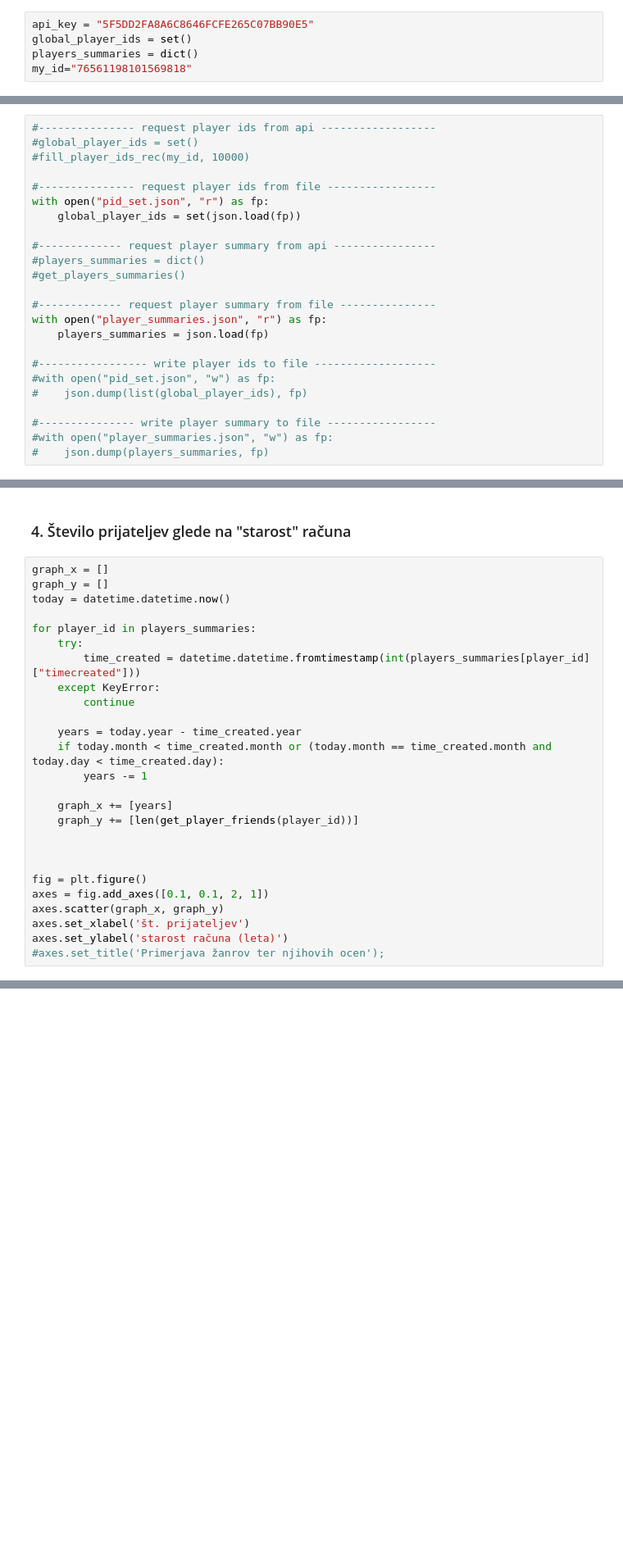
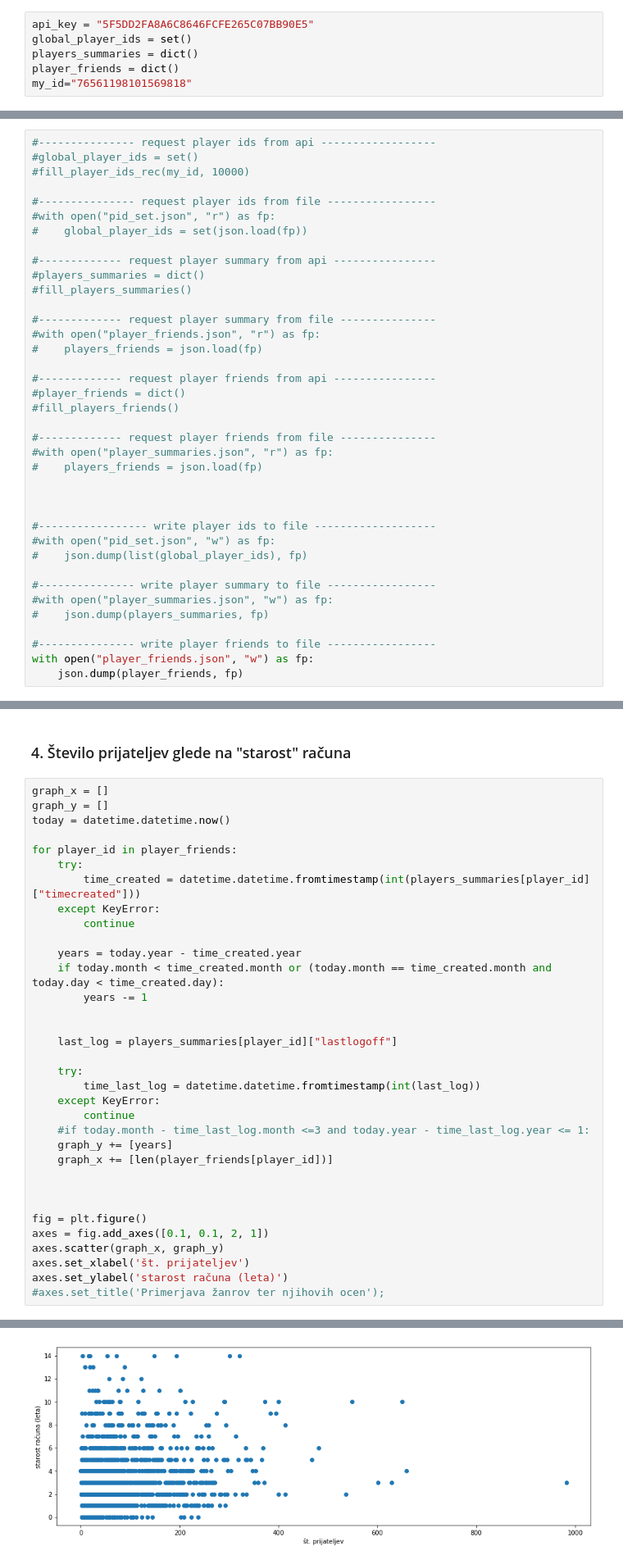
Before and after one commit to tstrus97/PR18TJA, a Jupyter notebook: Steam Project.ipynb, the cells around one changed output, grey strips where cells are left out. Shown at 82% size. Drawn from its saved outputs; the diff is of its cells as text; blank space fills up the shorter version.

Commit message:
added friends list

```diff
--- a/Steam Project.ipynb
+++ b/Steam Project.ipynb
@@ -33,6 +35,7 @@ from inspect import getouterframes, currentframe
 api_key = "5F5DD2FA8A6C8646FCFE265C07BB90E5"
 global_player_ids = set()
 players_summaries = dict()
+player_friends = dict()
 my_id="76561198101569818"
 # %%
 def get_player_summary (id):
@@ -120,16 +167,26 @@ def get_players_summaries():
 #fill_player_ids_rec(my_id, 10000)
 
 #--------------- request player ids from file -----------------
-with open("pid_set.json", "r") as fp:
-    global_player_ids = set(json.load(fp))
+#with open("pid_set.json", "r") as fp:
+#    global_player_ids = set(json.load(fp))
 
 #------------- request player summary from api ----------------
 #players_summaries = dict()
-#get_players_summaries()
+#fill_players_summaries()
 
 #------------- request player summary from file ---------------
-with open("player_summaries.json", "r") as fp:
-    players_summaries = json.load(fp)
+#with open("player_friends.json", "r") as fp:
+#    players_friends = json.load(fp)
+
+#------------- request player friends from api ----------------
+#player_friends = dict()
+#fill_players_friends()
+
+#------------- request player friends from file ---------------
+#with open("player_summaries.json", "r") as fp:
+#    players_friends = json.load(fp)
+
+
 
 #----------------- write player ids to file -------------------
 #with open("pid_set.json", "w") as fp:
@@ -138,6 +195,10 @@ with open("player_summaries.json", "r") as fp:
 #--------------- write player summary to file -----------------
 #with open("player_summaries.json", "w") as fp:
 #    json.dump(players_summaries, fp)
+
+#--------------- write player friends to file -----------------
+with open("player_friends.json", "w") as fp:
+    json.dump(player_friends, fp)
 # %% [markdown]
 # Odgovori na vprašanja
 # %% [markdown]
@@ -153,7 +214,7 @@ graph_x = []
 graph_y = []
 today = datetime.datetime.now()
 
-for player_id in players_summaries:
+for player_id in player_friends:
     try:
         time_created = datetime.datetime.fromtimestamp(int(players_summaries[player_id]["timecreated"]))
     except KeyError:
@@ -163,8 +224,16 @@ for player_id in players_summaries:
     if today.month < time_created.month or (today.month == time_created.month and today.day < time_created.day):
         years -= 1
 
-    graph_x += [years]
-    graph_y += [len(get_player_friends(player_id))]
+
+    last_log = players_summaries[player_id]["lastlogoff"]
+
+    try:
+        time_last_log = datetime.datetime.fromtimestamp(int(last_log))
+    except KeyError:
+        continue
+    #if today.month - time_last_log.month <=3 and today.year - time_last_log.year <= 1:
+    graph_y += [years]
+    graph_x += [len(player_friends[player_id])]
 
 
 
@@ -174,3 +243,4 @@ axes.scatter(graph_x, graph_y)
 axes.set_xlabel('št. prijateljev')
 axes.set_ylabel('starost računa (leta)')
 #axes.set_title('Primerjava žanrov ter njihovih ocen');
+# %% [output]
@@ -176,0 +248 @@ axes.set_ylabel('starost računa (leta)')
+[figure, added]
```
Also changed, not shown: parts of 6 cells of this notebook, 1 other file.
